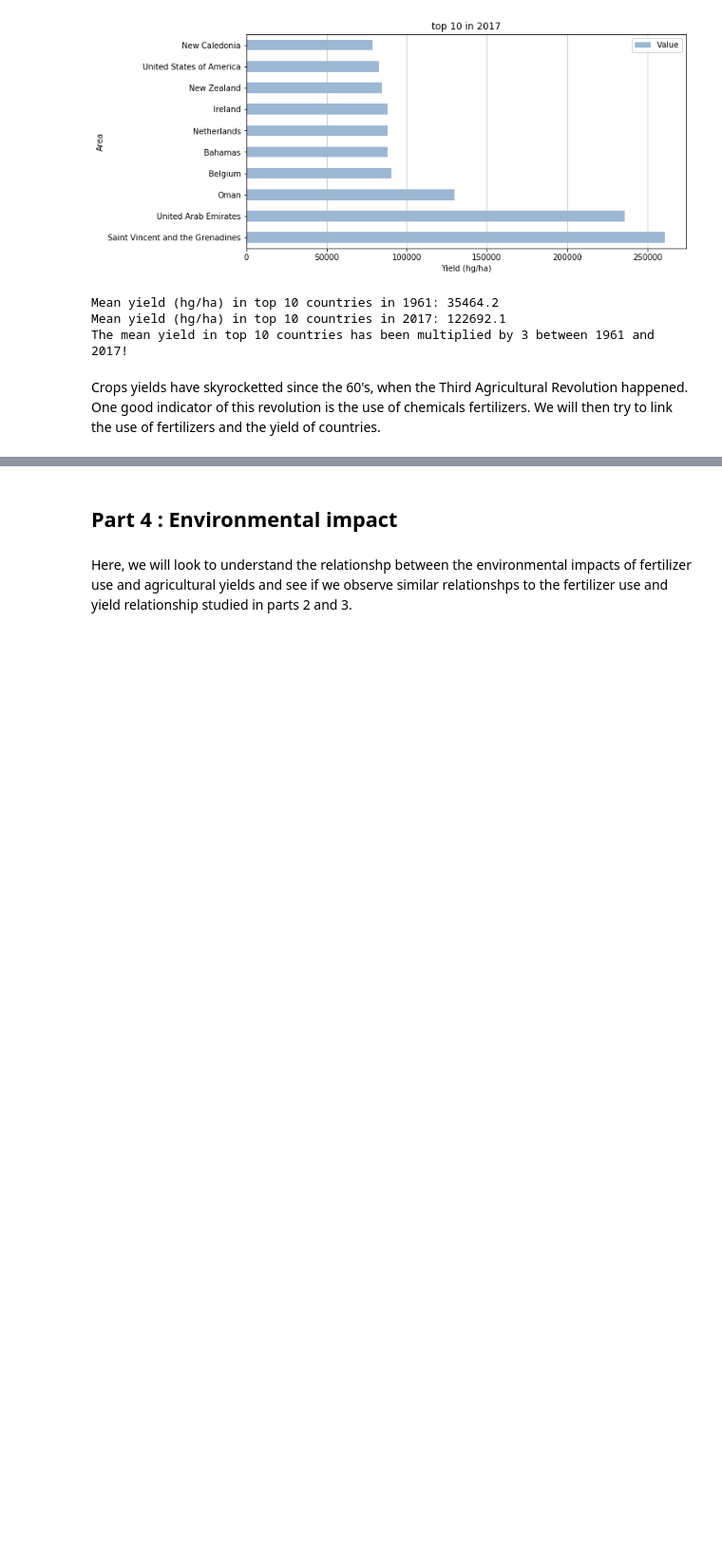
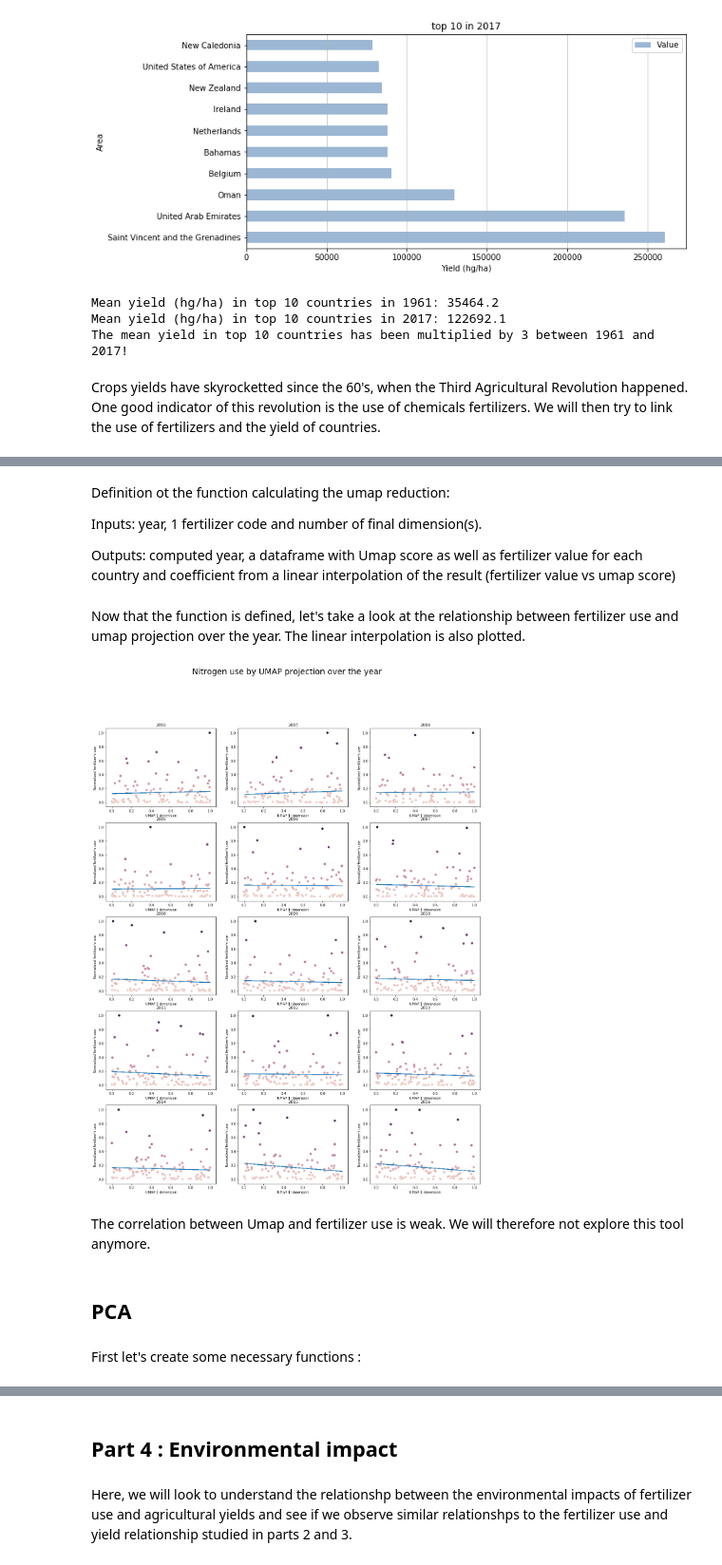
Before and after one commit to amara-slaymaker/ada_project-ada_nakamura, a Jupyter notebook: to_be_sent/Milestone_3.ipynb, the cells around one changed output, grey strips where cells are left out. Shown at 95% size. Drawn from its saved outputs; the diff is of its cells as text; code cells hidden in the pictures; blank space fills up the shorter version.

```diff
--- a/to_be_sent/Milestone_2.ipynb
+++ b/to_be_sent/Milestone_3.ipynb
@@ -1069,0 +905,7 @@ In order to further our analysis, we will look further in to the environmental i
+# %%
+crops=pd.read_pickle("crops_interpolated")
+# %%
+# Reset index to avoid index issues
+crops=crops.reset_index()
+crops.drop(columns=['index'],axis=1, inplace=True)
+crops.head(1)
@@ -1069,0 +917,4 @@ In order to further our analysis, we will look further in to the environmental i
+# %%
+# count number of replaced values
+area_indexed2=crops.query('`Element Code` == 5419 and `Item Code` >1000 and `Area Code`<300').set_index(['Area Code', 'Item'])
+area_indexed2.shape[0]-area_indexed.shape[0]
@@ -1069,0 +1046,16 @@ In order to further our analysis, we will look further in to the environmental i
+# %%
+# This function separates countries into three different groups according to their fertilizer use
+def ferti_class(x, L):
+    ''' x is the fertilizer value, L is the set of fertilizer values'''
+    if x<np.percentile(L,33):
+        return 'low'
+    elif np.percentile(L,33)<=x<np.percentile(L,66):
+        return 'medium'
+    else:
+        return 'high'
+# %% [markdown]
+Definition ot the function calculating the umap reduction:
+
+Inputs: year, 1 fertilizer code and number of final dimension(s).
+
+Outputs: computed year, a dataframe with Umap score as well as fertilizer value for each country and coefficient from a linear interpolation of the result (fertilizer value vs umap score)
@@ -1069,0 +1108,29 @@ In order to further our analysis, we will look further in to the environmental i
+# %% [markdown]
+Now that the function is defined, let's take a look at the relationship between fertilizer use and umap projection over the year. The linear interpolation is also plotted.
+# %%
+#plot for multiple years for Nutrient nitrogen N vs umap
+year=fertilizer_area['Year Code'].unique()
+n=len(year)
+fig = plt.figure(figsize = (20, math.ceil(n/3)*5 ))
+fig.suptitle('Nitrogen use by UMAP projection over the year', fontsize=24)
+for x in range (n) :
+    vis_2016=umap_year(year[x], 3103, 1)
+    ax1 = fig.add_subplot(math.ceil(n/3),3,x+1)
+    embedding2=vis_2016[1]
+    coef = vis_2016[2]
+    poly1d_fn = np.poly1d(coef)
+    clarity_ranking = embedding2.Value
+    cmap = sns.cubehelix_palette(as_cmap=True)
+    plt.scatter(embedding2['Umap'], embedding2.Value,c=clarity_ranking, cmap=cmap)
+    plt.plot(embedding2['Umap'], poly1d_fn(embedding2['Umap']))
+    plt.title('%d'%year[x]);
+    plt.xlabel("UMAP 1 dimension")
+    plt.ylabel("Normalized fertilizer's use ")
+# %% [output]
+[figure, added]
+# %% [markdown]
+The correlation between Umap and fertilizer use is weak. We will therefore not explore this tool anymore.
+# %% [markdown]
+## **PCA**
+# %% [markdown]
+First let's create some necessary functions :
```
Also changed, not shown: parts of 124 cells of this notebook.
